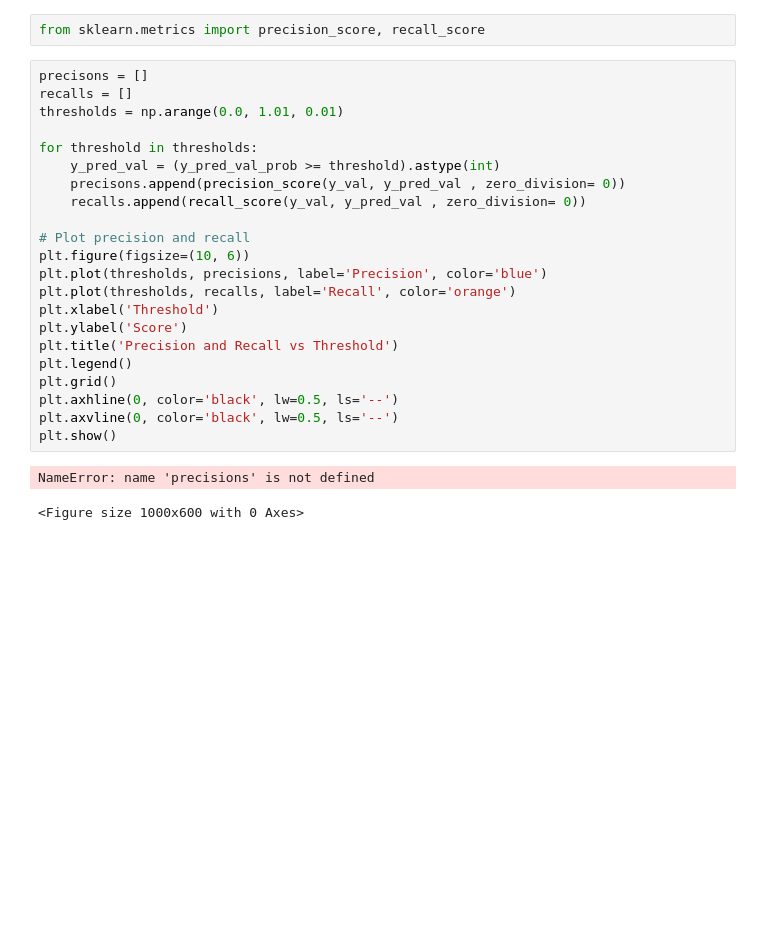
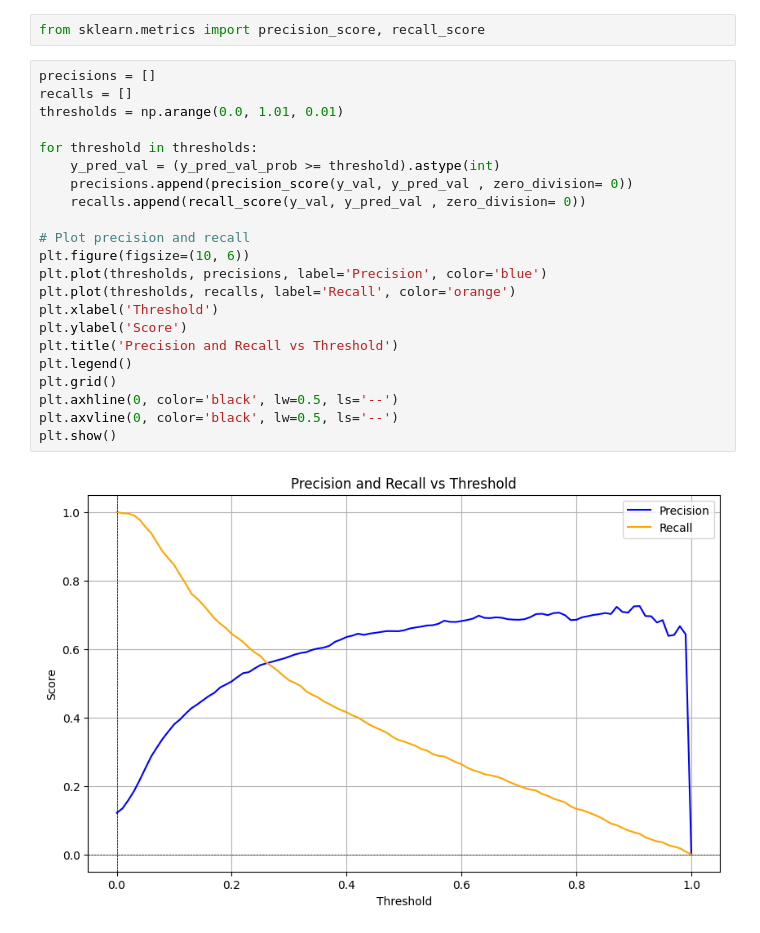
Before and after one commit to siddharthps/ML-ZoomCamp, a Jupyter notebook: Week 4/Homework Week4.ipynb, the cells around one changed output. Drawn from its saved outputs; the diff is of its cells as text; blank space fills up the shorter version.

```diff
--- a/Week 4/Homework Week4.ipynb
+++ b/Week 4/Homework Week4.ipynb
@@ -191,27 +191,26 @@ Plot them and At which threshold precision and recall curves intersect?
 # %%
 from sklearn.metrics import precision_score, recall_score
 # %%
-precisons = []
+precisions = []
 recalls = []
 thresholds = np.arange(0.0, 1.01, 0.01)
 
 for threshold in thresholds:
     y_pred_val = (y_pred_val_prob >= threshold).astype(int)
-    precisons.append(precision_score(y_val, y_pred_val , zero_division= 0))
+    precisions.append(precision_score(y_val, y_pred_val , zero_division= 0))
     recalls.append(recall_score(y_val, y_pred_val , zero_division= 0))
 
 # Plot precision and recall
 plt.figure(figsize=(10, 6))
 plt.plot(thresholds, precisions, label='Precision', color='blue')
 plt.plot(thresholds, recalls, label='Recall', color='orange')
 plt.xlabel('Threshold')
 plt.ylabel('Score')
 plt.title('Precision and Recall vs Threshold')
 plt.legend()
 plt.grid()
 plt.axhline(0, color='black', lw=0.5, ls='--')
 plt.axvline(0, color='black', lw=0.5, ls='--')
 plt.show()
 # %% [output]
-NameError: name 'precisions' is not defined
-<Figure size 1000x600 with 0 Axes>
+[figure, added]
```
Also changed, not shown: parts of 15 cells of this notebook.
